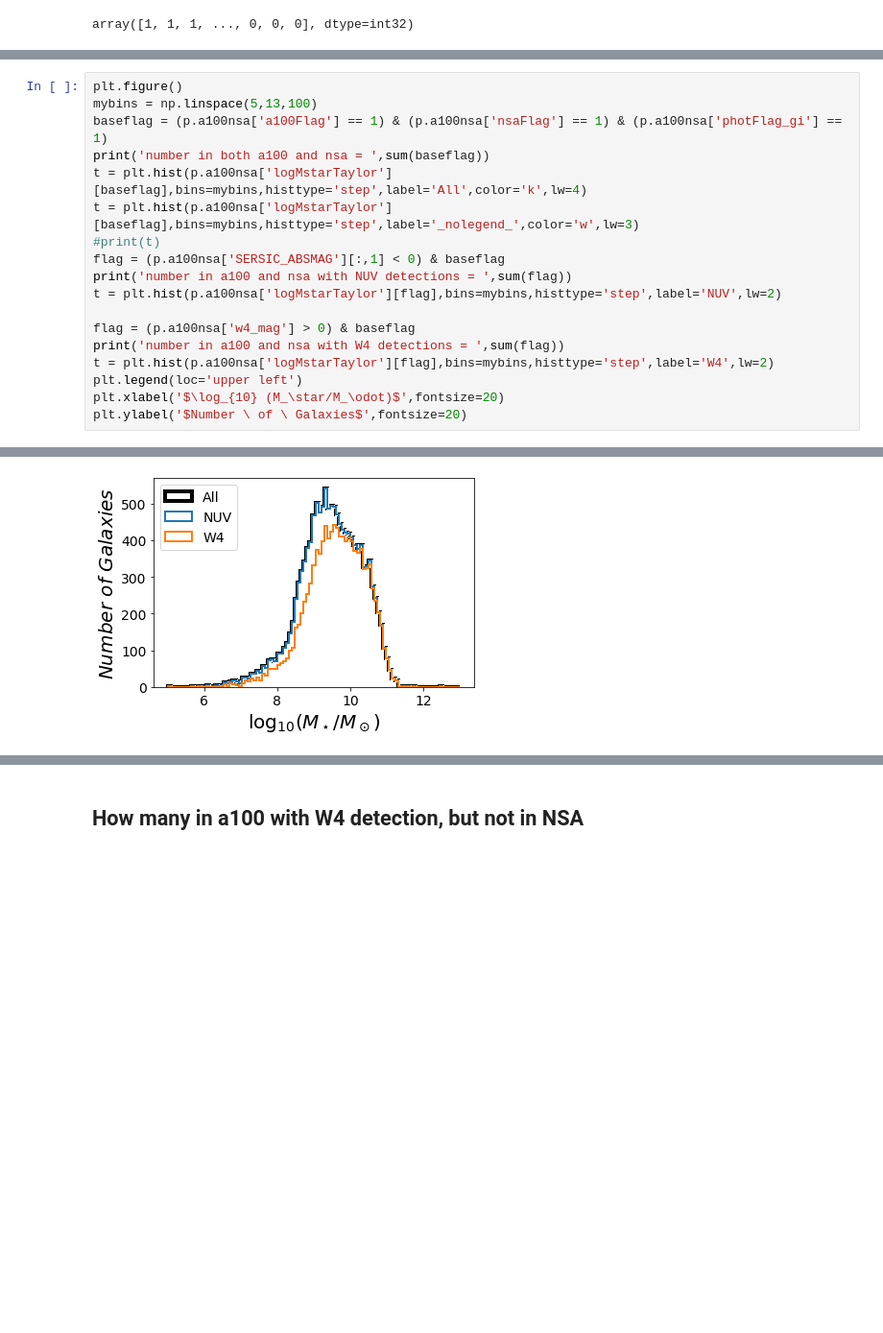
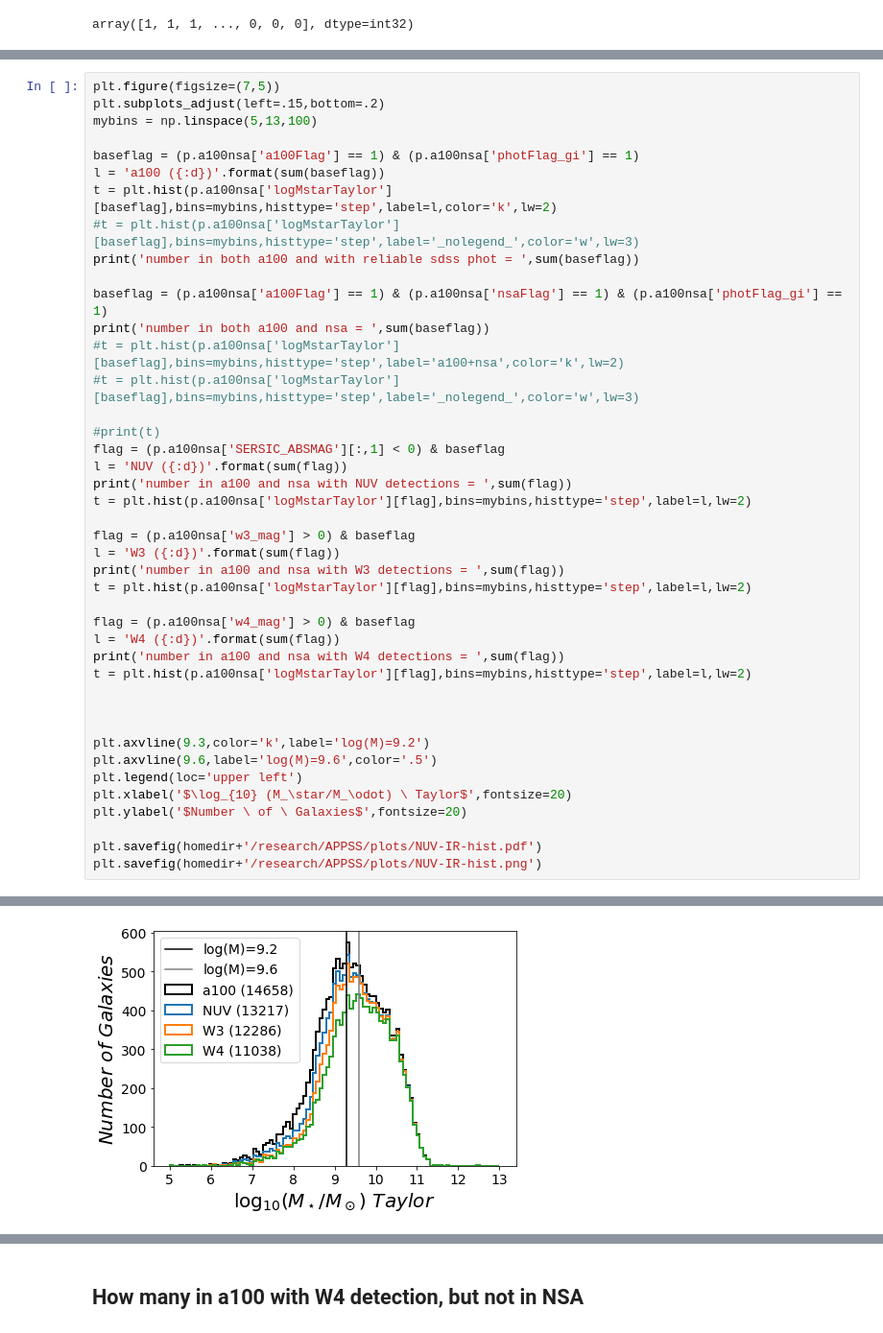
Before and after one commit to rfinn/APPSS, a Jupyter notebook: paper-plots-v1.ipynb, the cells around one changed output, grey strips where cells are left out. Shown at 96% size. Drawn from its saved outputs; the diff is of its cells as text; blank space fills up the shorter version.

```diff
--- a/paper-plots-v1.ipynb
+++ b/paper-plots-v1.ipynb
@@ -707,19 +744,43 @@ array([1, 1, 1, ..., 0, 0, 0], dtype=int32)
 # %%
-plt.figure()
+plt.figure(figsize=(7,5))
+plt.subplots_adjust(left=.15,bottom=.2)
 mybins = np.linspace(5,13,100)
+
+baseflag = (p.a100nsa['a100Flag'] == 1) & (p.a100nsa['photFlag_gi'] == 1)
+l = 'a100 ({:d})'.format(sum(baseflag))
+t = plt.hist(p.a100nsa['logMstarTaylor'][baseflag],bins=mybins,histtype='step',label=l,color='k',lw=2)
+#t = plt.hist(p.a100nsa['logMstarTaylor'][baseflag],bins=mybins,histtype='step',label='_nolegend_',color='w',lw=3)
+print('number in both a100 and with reliable sdss phot = ',sum(baseflag))
+
 baseflag = (p.a100nsa['a100Flag'] == 1) & (p.a100nsa['nsaFlag'] == 1) & (p.a100nsa['photFlag_gi'] == 1)
 print('number in both a100 and nsa = ',sum(baseflag))
-t = plt.hist(p.a100nsa['logMstarTaylor'][baseflag],bins=mybins,histtype='step',label='All',color='k',lw=4)
-t = plt.hist(p.a100nsa['logMstarTaylor'][baseflag],bins=mybins,histtype='step',label='_nolegend_',color='w',lw=3)
+#t = plt.hist(p.a100nsa['logMstarTaylor'][baseflag],bins=mybins,histtype='step',label='a100+nsa',color='k',lw=2)
+#t = plt.hist(p.a100nsa['logMstarTaylor'][baseflag],bins=mybins,histtype='step',label='_nolegend_',color='w',lw=3)
+
 #print(t)
 flag = (p.a100nsa['SERSIC_ABSMAG'][:,1] < 0) & baseflag
+l = 'NUV ({:d})'.format(sum(flag))
 print('number in a100 and nsa with NUV detections = ',sum(flag))
-t = plt.hist(p.a100nsa['logMstarTaylor'][flag],bins=mybins,histtype='step',label='NUV',lw=2)
+t = plt.hist(p.a100nsa['logMstarTaylor'][flag],bins=mybins,histtype='step',label=l,lw=2)
+
+flag = (p.a100nsa['w3_mag'] > 0) & baseflag
+l = 'W3 ({:d})'.format(sum(flag))
+print('number in a100 and nsa with W3 detections = ',sum(flag))
+t = plt.hist(p.a100nsa['logMstarTaylor'][flag],bins=mybins,histtype='step',label=l,lw=2)
 
 flag = (p.a100nsa['w4_mag'] > 0) & baseflag
+l = 'W4 ({:d})'.format(sum(flag))
 print('number in a100 and nsa with W4 detections = ',sum(flag))
-t = plt.hist(p.a100nsa['logMstarTaylor'][flag],bins=mybins,histtype='step',label='W4',lw=2)
+t = plt.hist(p.a100nsa['logMstarTaylor'][flag],bins=mybins,histtype='step',label=l,lw=2)
+
+
+
+plt.axvline(9.3,color='k',label='log(M)=9.2')
+plt.axvline(9.6,label='log(M)=9.6',color='.5')
 plt.legend(loc='upper left')
-plt.xlabel('$\log_{10} (M_\star/M_\odot)$',fontsize=20)
+plt.xlabel('$\log_{10} (M_\star/M_\odot) \ Taylor$',fontsize=20)
 plt.ylabel('$Number \ of \ Galaxies$',fontsize=20)
+
+plt.savefig(homedir+'/research/APPSS/plots/NUV-IR-hist.pdf')
+plt.savefig(homedir+'/research/APPSS/plots/NUV-IR-hist.png')
 # %% [output]
@@ -730 +792 @@ Text(0, 0.5, '$Number \\ of \\ Galaxies$')
-[figure, old version]
+[figure, new version]
```
Also changed, not shown: parts of 13 cells of this notebook.
